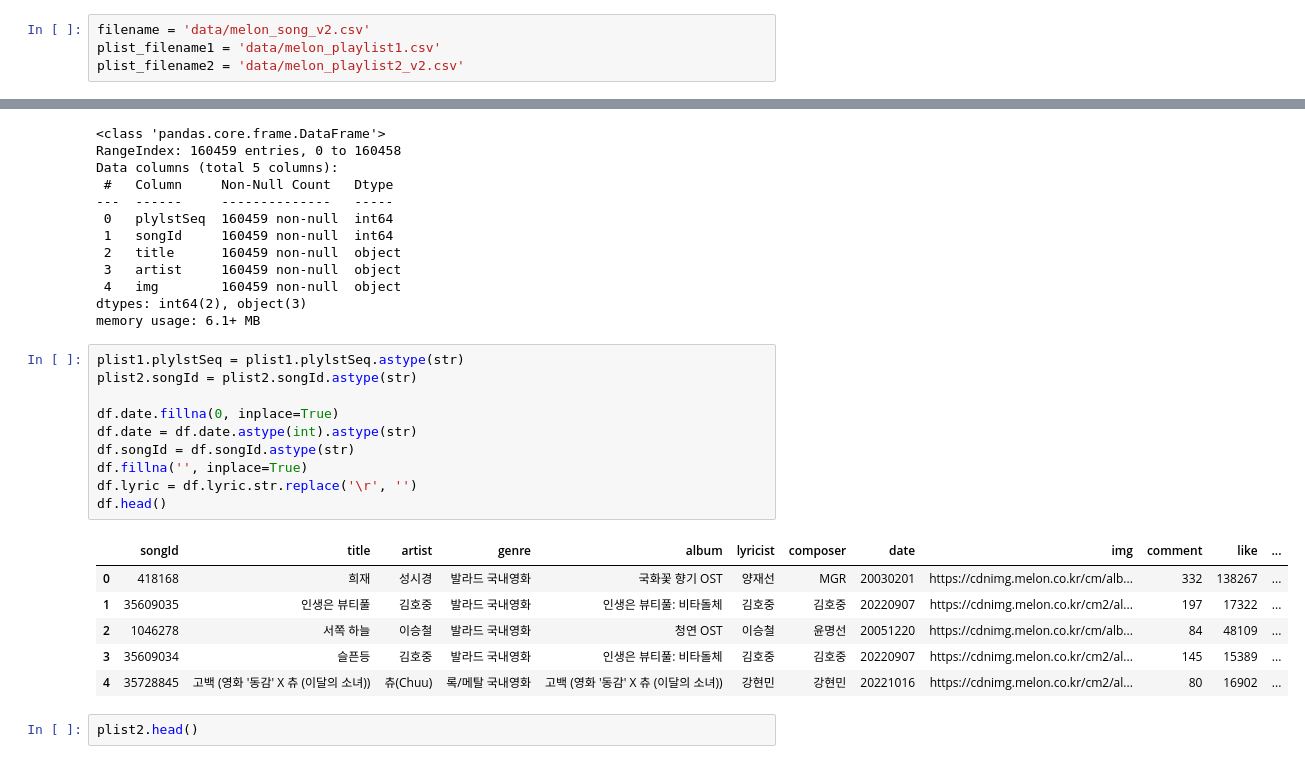
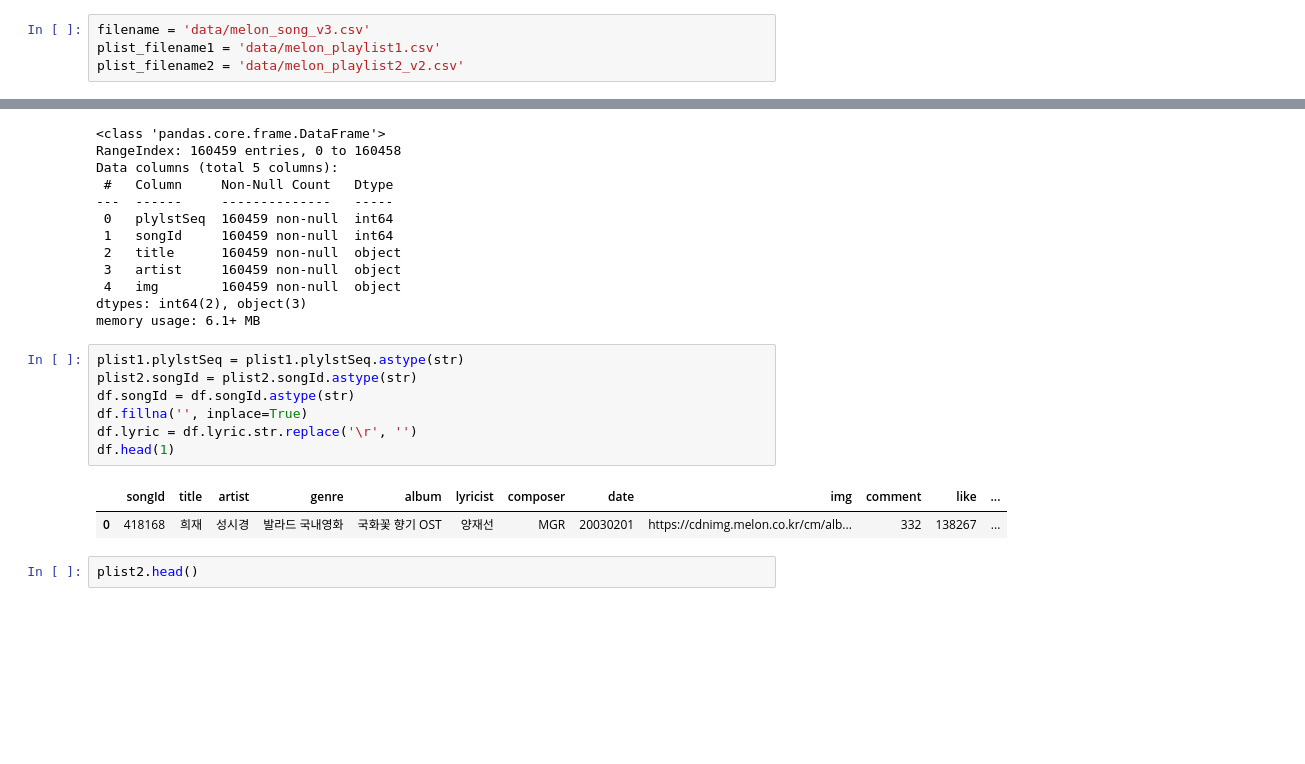
Before and after one commit to ssmpet/MachineLearning-Lecture-2023-5, a Jupyter notebook: 98.Project/05.플레이리스트기반추천.ipynb, the cells around one changed output, grey strips where cells are left out. Drawn from its saved outputs; the diff is of its cells as text; blank space fills up the shorter version.

```diff
--- a/98.Project/05.플레이리스트기반추천.ipynb
+++ b/98.Project/05.플레이리스트기반추천.ipynb
@@ -2,7 +2,7 @@
 import numpy as np
 import pandas as pd
 # %%
-filename = 'data/melon_song_v2.csv'
+filename = 'data/melon_song_v3.csv'
 plist_filename1 = 'data/melon_playlist1.csv'
 plist_filename2 = 'data/melon_playlist2_v2.csv'
 # %%
@@ -72,20 +90,13 @@ memory usage: 6.1+ MB
 # %%
 plist1.plylstSeq = plist1.plylstSeq.astype(str)
 plist2.songId = plist2.songId.astype(str)
-
-df.date.fillna(0, inplace=True)
-df.date = df.date.astype(int).astype(str)
 df.songId = df.songId.astype(str)
 df.fillna('', inplace=True)
 df.lyric = df.lyric.str.replace('\r', '')
-df.head()
+df.head(1)
 # %% [output]
 |  | songId | title | artist | genre | album | lyricist | composer | date | img | comment | like | ... |
 | 0 | 418168 | 희재 | 성시경 | 발라드 국내영화 | 국화꽃 향기 OST | 양재선 | MGR | 20030201 | https://cdnimg.melon.co.kr/cm/alb... | 332 | 138267 | ... |
-| 1 | 35609035 | 인생은 뷰티풀 | 김호중 | 발라드 국내영화 | 인생은 뷰티풀: 비타돌체 | 김호중 | 김호중 | 20220907 | https://cdnimg.melon.co.kr/cm2/al... | 197 | 17322 | ... |
-| 2 | 1046278 | 서쪽 하늘 | 이승철 | 발라드 국내영화 | 청연 OST | 이승철 | 윤명선 | 20051220 | https://cdnimg.melon.co.kr/cm/alb... | 84 | 48109 | ... |
-| 3 | 35609034 | 슬픈등 | 김호중 | 발라드 국내영화 | 인생은 뷰티풀: 비타돌체 | 김호중 | 김호중 | 20220907 | https://cdnimg.melon.co.kr/cm2/al... | 145 | 15389 | ... |
-| 4 | 35728845 | 고백 (영화 '동감' X 츄 (이달의 소녀)) | 츄(Chuu) | 록/메탈 국내영화 | 고백 (영화 '동감' X 츄 (이달의 소녀)) | 강현민 | 강현민 | 20221016 | https://cdnimg.melon.co.kr/cm2/al... | 80 | 16902 | ... |
 # %%
 plist2.head()
 # %% [output]
```
Also changed, not shown: parts of 18 cells of this notebook, 8 other files.
